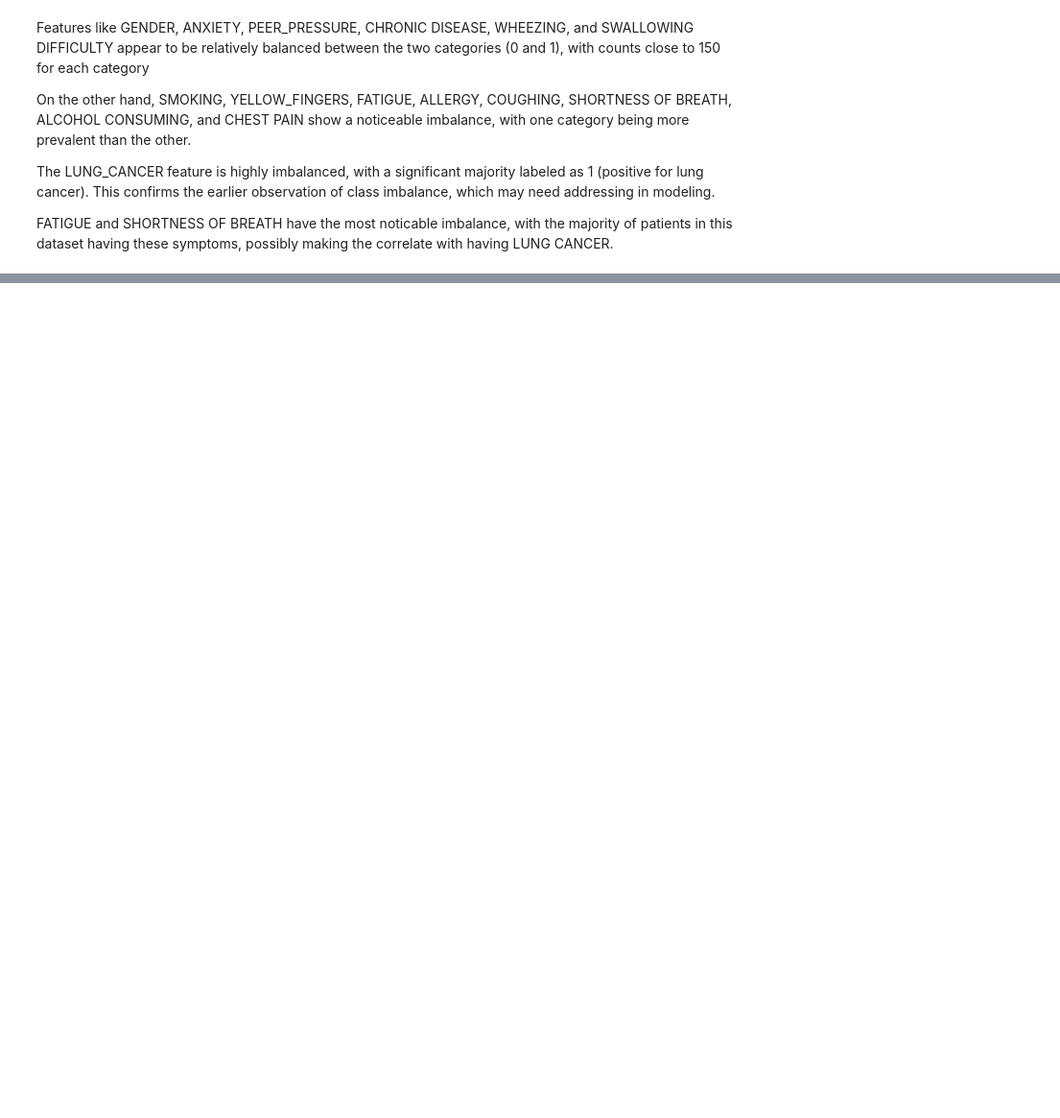
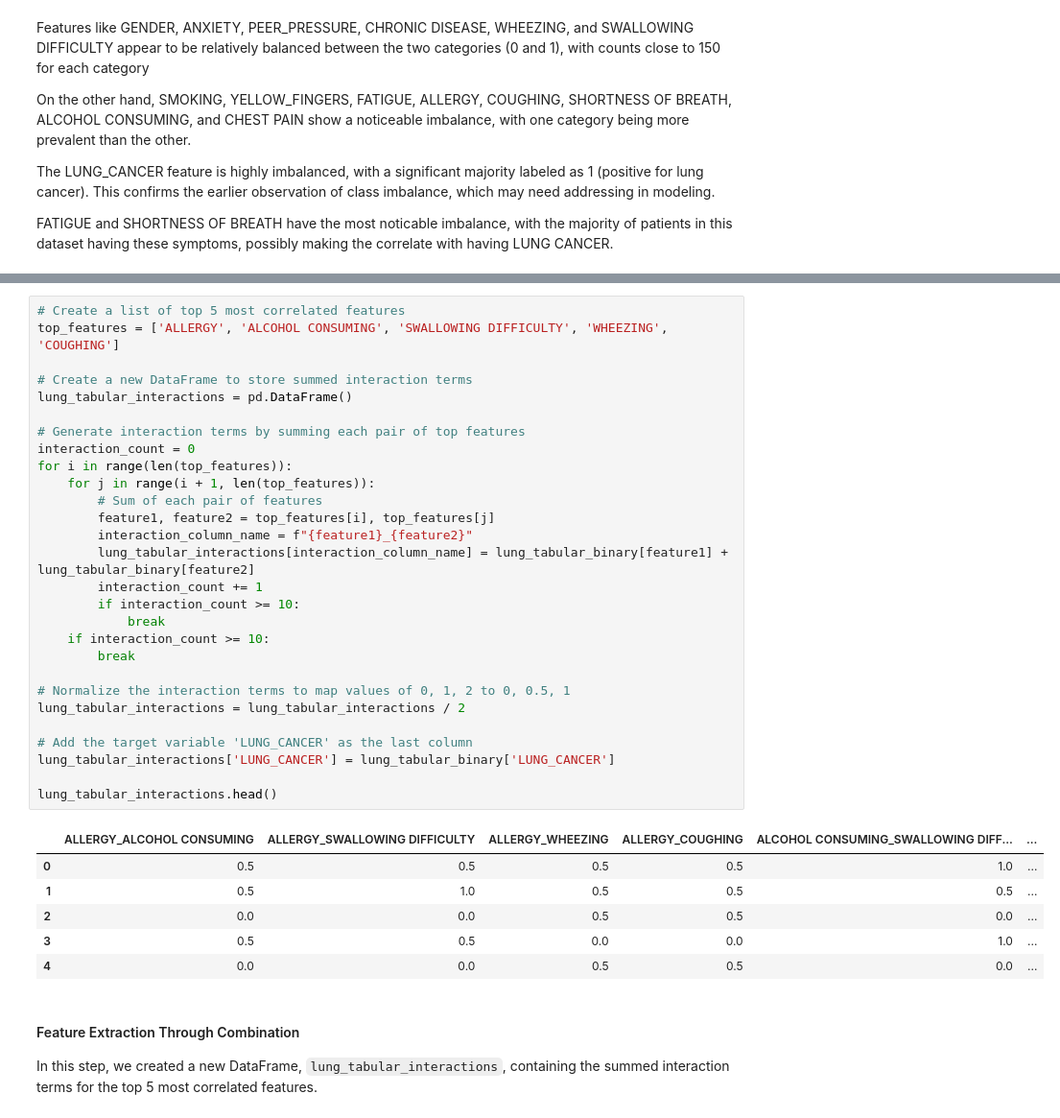
Before and after one commit to machine-learning-hwu-project/Dubai_UG_11, a Jupyter notebook: data-analysis/Data_Analysis_Tabular_Lung_Cancer.ipynb, the cells around one changed output, grey strips where cells are left out. Shown: that part at 96% size. Cells and saved outputs as stored; diff of their text form; blank space fills up the shorter version.

```diff
--- a/data-analysis/Data_Analysis_Tabular_Lung_Cancer.ipynb
+++ b/data-analysis/Data_Analysis_Tabular_Lung_Cancer.ipynb
@@ -222,0 +268,39 @@ FATIGUE and SHORTNESS OF BREATH have the most noticable imbalance, with the majo
+# %%
+# Create a list of top 5 most correlated features
+top_features = ['ALLERGY', 'ALCOHOL CONSUMING', 'SWALLOWING DIFFICULTY', 'WHEEZING', 'COUGHING']
+
+# Create a new DataFrame to store summed interaction terms
+lung_tabular_interactions = pd.DataFrame()
+
+# Generate interaction terms by summing each pair of top features
+interaction_count = 0
+for i in range(len(top_features)):
+    for j in range(i + 1, len(top_features)):
+        # Sum of each pair of features
+        feature1, feature2 = top_features[i], top_features[j]
+        interaction_column_name = f"{feature1}_{feature2}"
+        lung_tabular_interactions[interaction_column_name] = lung_tabular_binary[feature1] + lung_tabular_binary[feature2]
+        interaction_count += 1
+        if interaction_count >= 10:
+            break
+    if interaction_count >= 10:
+        break
+
+# Normalize the interaction terms to map values of 0, 1, 2 to 0, 0.5, 1
+lung_tabular_interactions = lung_tabular_interactions / 2
+
+# Add the target variable 'LUNG_CANCER' as the last column
+lung_tabular_interactions['LUNG_CANCER'] = lung_tabular_binary['LUNG_CANCER']
+
+lung_tabular_interactions.head()
+# %% [output]
+|  | ALLERGY_ALCOHOL CONSUMING | ALLERGY_SWALLOWING DIFFICULTY | ALLERGY_WHEEZING | ALLERGY_COUGHING | ALCOHOL CONSUMING_SWALLOWING DIFF... | ... |
+| 0 | 0.5 | 0.5 | 0.5 | 0.5 | 1.0 | ... |
+| 1 | 0.5 | 1.0 | 0.5 | 0.5 | 0.5 | ... |
+| 2 | 0.0 | 0.0 | 0.5 | 0.5 | 0.0 | ... |
+| 3 | 0.5 | 0.5 | 0.0 | 0.0 | 1.0 | ... |
+| 4 | 0.0 | 0.0 | 0.5 | 0.5 | 0.0 | ... |
+# %% [markdown]
+#### Feature Extraction Through Combination
+
+In this step, we created a new DataFrame, `lung_tabular_interactions`, containing the summed interaction terms for the top 5 most correlated features.
```
Also changed, not shown: parts of 17 cells of this notebook, 1 other file.
